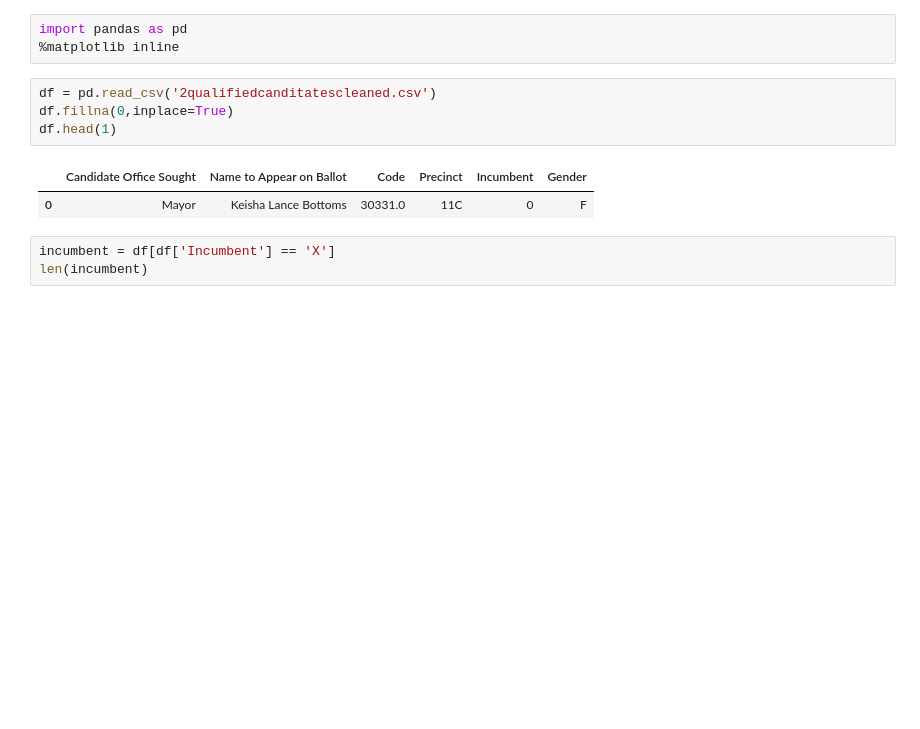
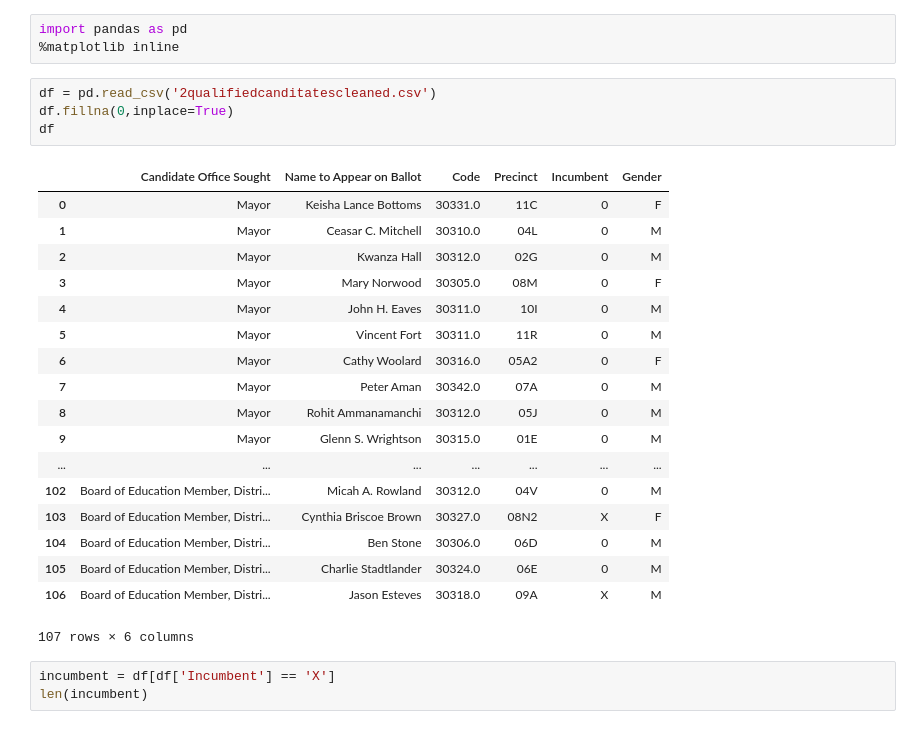
Before and after one commit to maijaliisa/studio-projects, a Jupyter notebook: code/city_council/qualified_candidates.ipynb, the cells around one changed output. Drawn from its saved outputs; the diff is of its cells as text; blank space fills up the shorter version.

```diff
--- a/code/city_council/qualified_candidates.ipynb
+++ b/code/city_council/qualified_candidates.ipynb
@@ -4,10 +4,26 @@ import pandas as pd
 # %%
 df = pd.read_csv('2qualifiedcanditatescleaned.csv')
 df.fillna(0,inplace=True)
-df.head(1)
+df
 # %% [output]
 |  | Candidate Office Sought | Name to Appear on Ballot | Code | Precinct | Incumbent | Gender |
 | 0 | Mayor | Keisha Lance Bottoms | 30331.0 | 11C | 0 | F |
+| 1 | Mayor | Ceasar C. Mitchell | 30310.0 | 04L | 0 | M |
+| 2 | Mayor | Kwanza Hall | 30312.0 | 02G | 0 | M |
+| 3 | Mayor | Mary Norwood | 30305.0 | 08M | 0 | F |
+| 4 | Mayor | John H. Eaves | 30311.0 | 10I | 0 | M |
+| 5 | Mayor | Vincent Fort | 30311.0 | 11R | 0 | M |
+| 6 | Mayor | Cathy Woolard | 30316.0 | 05A2 | 0 | F |
+| 7 | Mayor | Peter Aman | 30342.0 | 07A | 0 | M |
+| 8 | Mayor | Rohit Ammanamanchi | 30312.0 | 05J | 0 | M |
+| 9 | Mayor | Glenn S. Wrightson | 30315.0 | 01E | 0 | M |
+| ... | ... | ... | ... | ... | ... | ... |
+| 102 | Board of Education Member, Distri... | Micah A. Rowland | 30312.0 | 04V | 0 | M |
+| 103 | Board of Education Member, Distri... | Cynthia Briscoe Brown | 30327.0 | 08N2 | X | F |
+| 104 | Board of Education Member, Distri... | Ben Stone | 30306.0 | 06D | 0 | M |
+| 105 | Board of Education Member, Distri... | Charlie Stadtlander | 30324.0 | 06E | 0 | M |
+| 106 | Board of Education Member, Distri... | Jason Esteves | 30318.0 | 09A | X | M |
+107 rows × 6 columns
 # %%
 incumbent = df[df['Incumbent'] == 'X']
 len(incumbent)
```
Also changed, not shown: parts of 4 cells of this notebook, 7 other files.
